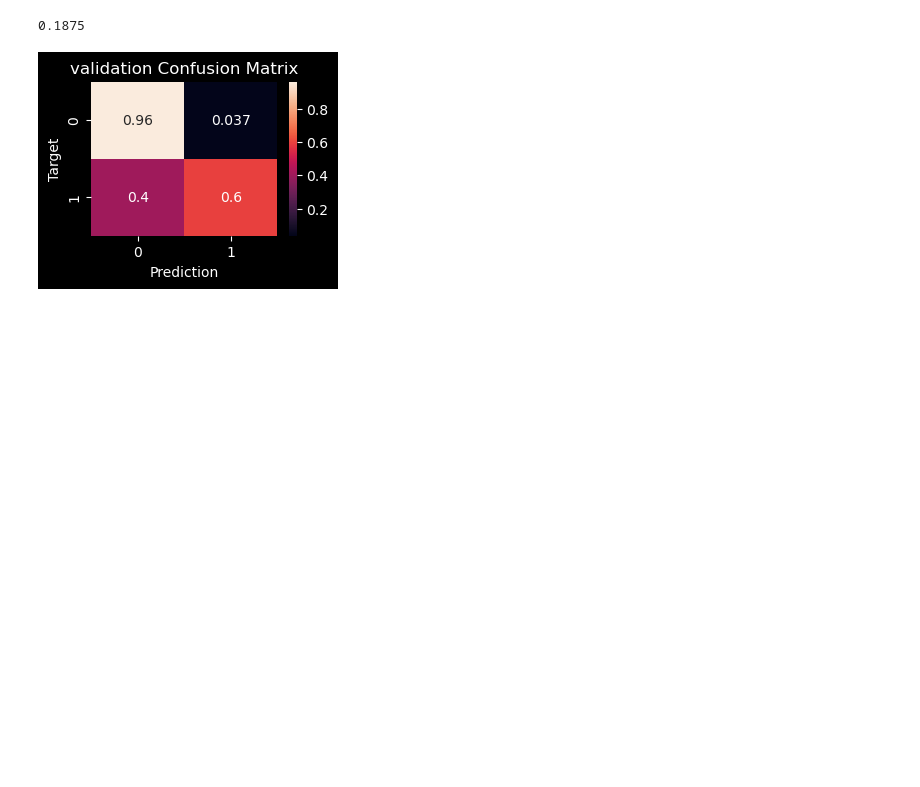
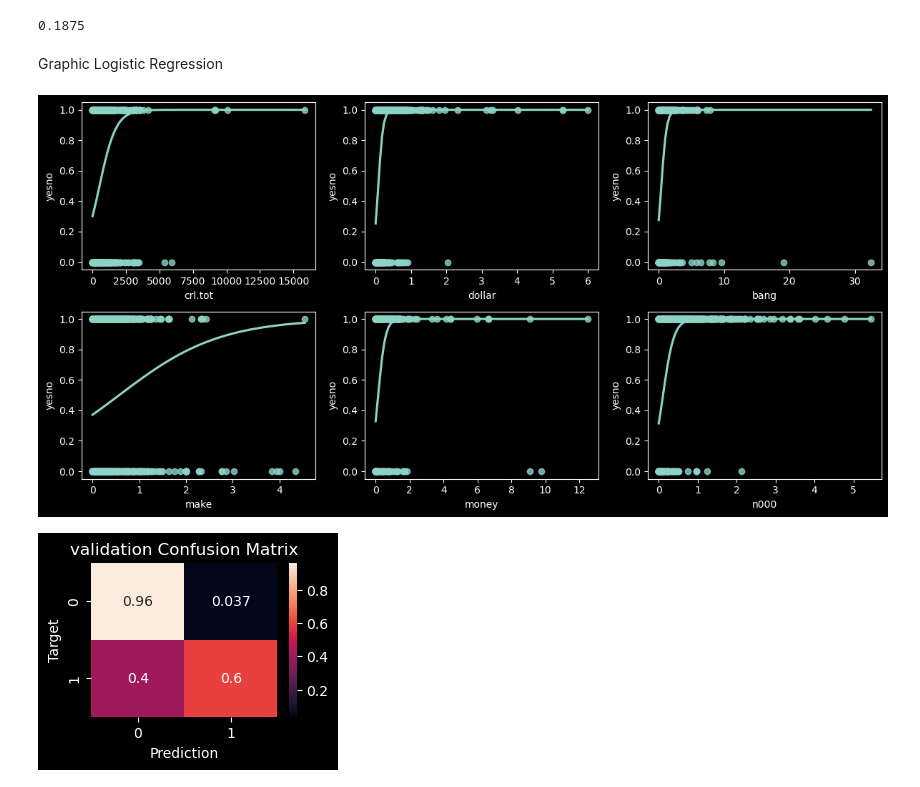
Before and after one commit to alfredwisana/machine_learning, a Jupyter notebook: logistic regression UTS ml.ipynb, the cells around one changed output. Cells and saved outputs as stored; diff of their text form; code cells hidden in the pictures; blank space fills up the shorter version.

Commit message:
edit logistic

```diff
--- a/logistic regression UTS ml.ipynb
+++ b/logistic regression UTS ml.ipynb
@@ -132,6 +132,27 @@ mse = mean_squared_error(y_val,y_val_pred)
 mse
 # %% [output]
 0.1875
+# %% [markdown]
+Graphic Logistic Regression
+# %%
+plt.figure(figsize=(12,6))
+plt.subplot(2,3,1)
+sns.regplot(x=df['crl.tot'], y=df['yesno'], logistic=True, ci=None)
+plt.subplot(2,3,2)
+sns.regplot(x=df['dollar'], y=df['yesno'], logistic=True, ci=None)
+plt.subplot(2,3,3)
+sns.regplot(x=df['bang'], y=df['yesno'], logistic=True, ci=None)
+plt.subplot(2,3,4)
+sns.regplot(x=df['make'], y=df['yesno'], logistic=True, ci=None)
+plt.subplot(2,3,5)
+sns.regplot(x=df['money'], y=df['yesno'], logistic=True, ci=None)
+plt.subplot(2,3,6)
+sns.regplot(x=df['n000'], y=df['yesno'], logistic=True, ci=None)
+
+plt.tight_layout()
+plt.show()
+# %% [output]
+[figure, added]
 # %%
 cf = confusion_matrix(y_val, y_val_pred, normalize='true')
 plt.figure(figsize=(3,2))
```
Also changed, not shown: parts of 3 cells of this notebook.
